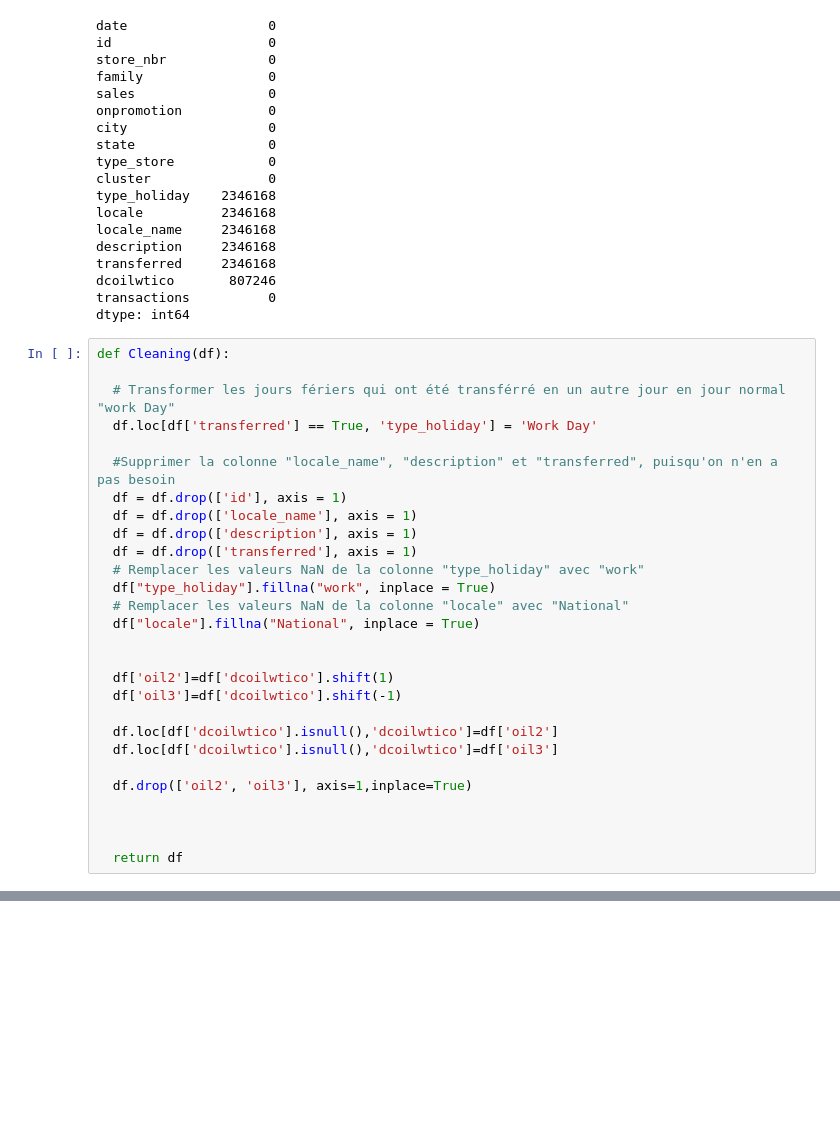
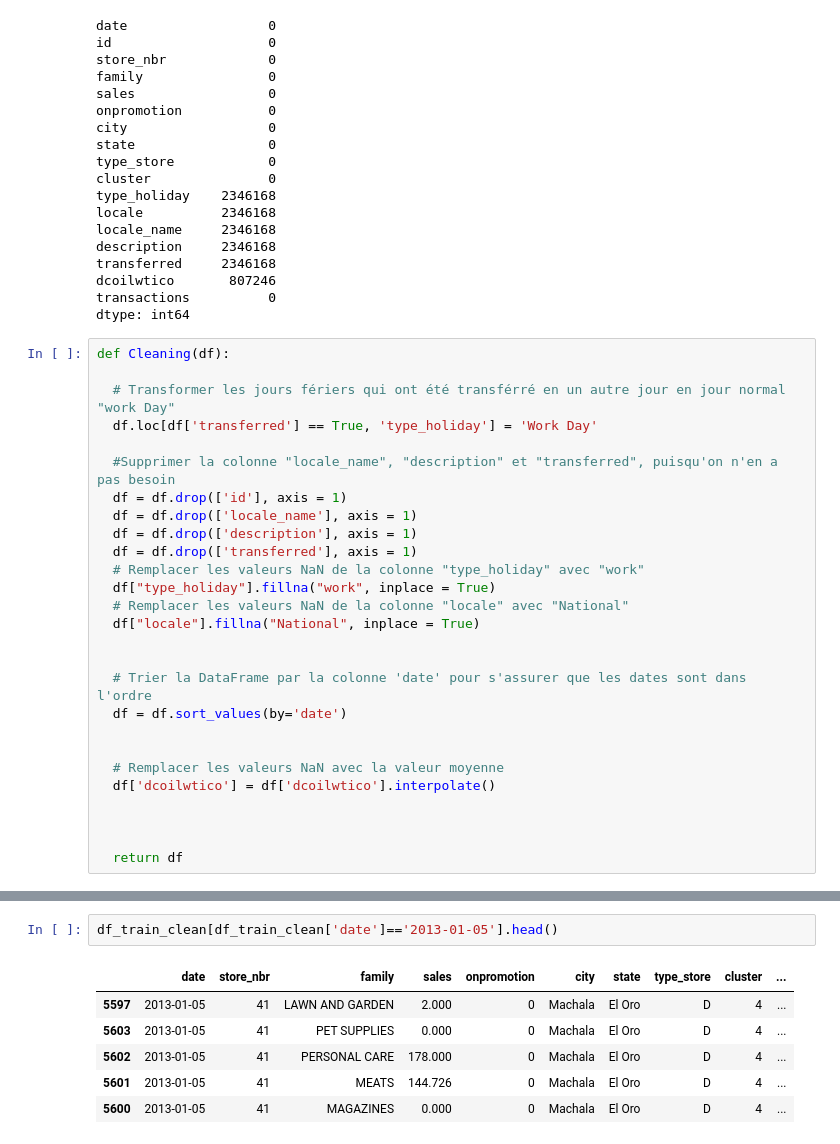
Before and after one commit to Pyroxene889/Store-Sales, a Jupyter notebook: sales.ipynb, the cells around one changed output, grey strips where cells are left out. Cells and saved outputs as stored; diff of their text form; blank space fills up the shorter version.

Commit message:
Final Data Cleaning

```diff
--- a/sales.ipynb
+++ b/sales.ipynb
@@ -207,13 +200,12 @@ def Cleaning(df):
   df["locale"].fillna("National", inplace = True)
 
 
-  df['oil2']=df['dcoilwtico'].shift(1)
-  df['oil3']=df['dcoilwtico'].shift(-1)
+  # Trier la DataFrame par la colonne 'date' pour s'assurer que les dates sont dans l'ordre
+  df = df.sort_values(by='date')
 
-  df.loc[df['dcoilwtico'].isnull(),'dcoilwtico']=df['oil2']
-  df.loc[df['dcoilwtico'].isnull(),'dcoilwtico']=df['oil3']
 
-  df.drop(['oil2', 'oil3'], axis=1,inplace=True)
+  # Remplacer les valeurs NaN avec la valeur moyenne
+  df['dcoilwtico'] = df['dcoilwtico'].interpolate()
 
 
 
@@ -254,0 +251,9 @@ df_train_clean.loc[df_train_clean['dcoilwtico'].isnull()]
+# %%
+df_train_clean[df_train_clean['date']=='2013-01-05'].head()
+# %% [output]
+|  | date | store_nbr | family | sales | onpromotion | city | state | type_store | cluster | ... |
+| 5597 | 2013-01-05 | 41 | LAWN AND GARDEN | 2.000 | 0 | Machala | El Oro | D | 4 | ... |
+| 5603 | 2013-01-05 | 41 | PET SUPPLIES | 0.000 | 0 | Machala | El Oro | D | 4 | ... |
+| 5602 | 2013-01-05 | 41 | PERSONAL CARE | 178.000 | 0 | Machala | El Oro | D | 4 | ... |
+| 5601 | 2013-01-05 | 41 | MEATS | 144.726 | 0 | Machala | El Oro | D | 4 | ... |
+| 5600 | 2013-01-05 | 41 | MAGAZINES | 0.000 | 0 | Machala | El Oro | D | 4 | ... |
```
Also changed, not shown: parts of 7 cells of this notebook.
